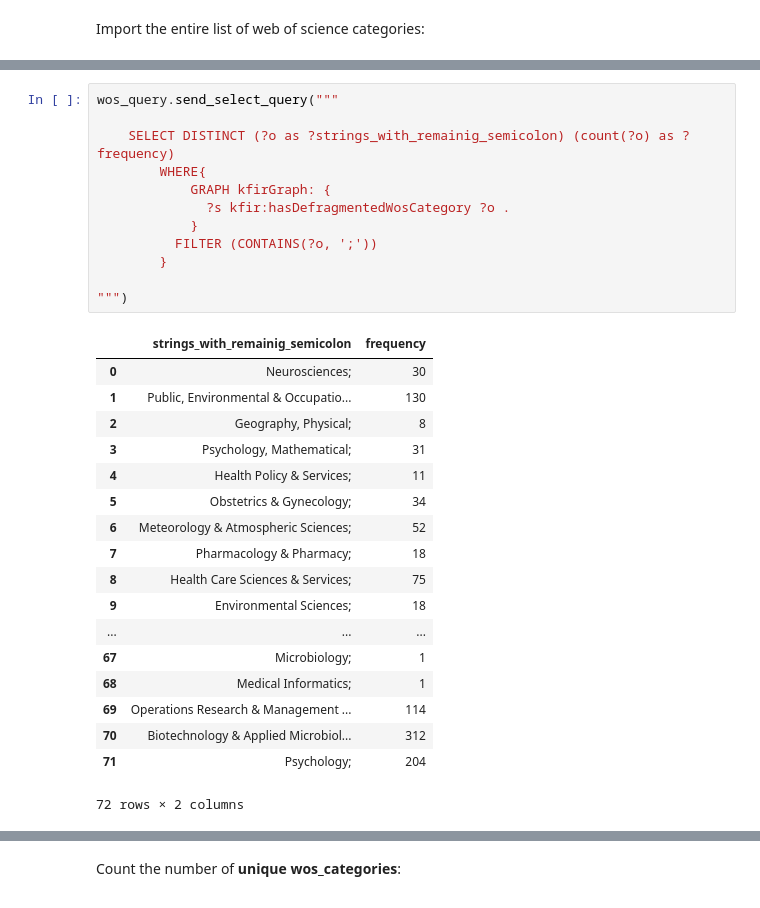
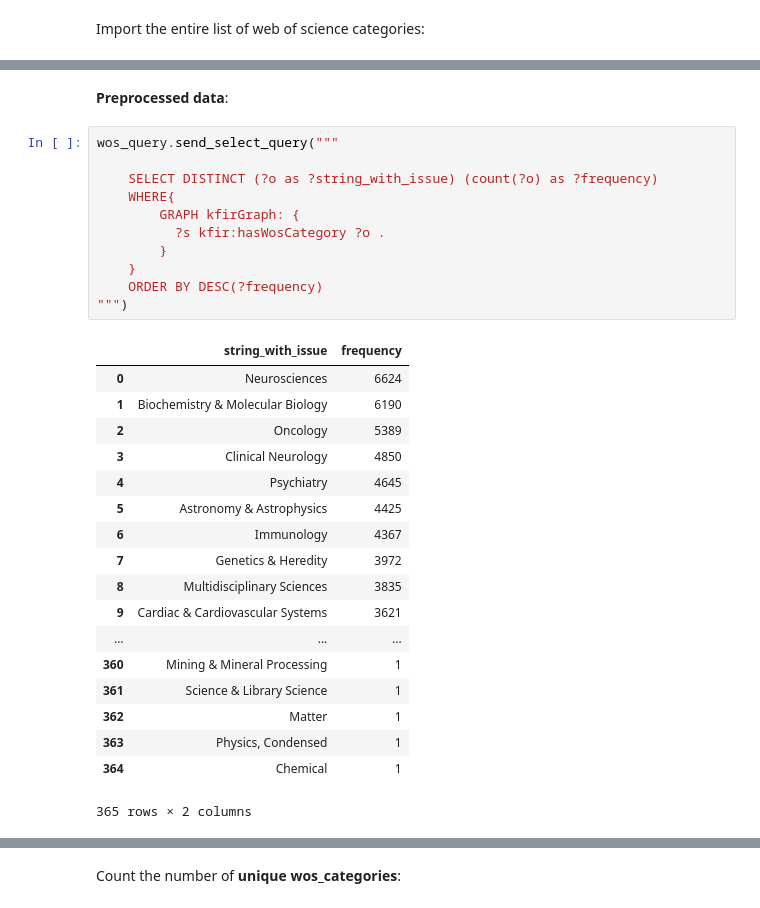
Before and after one commit to clokman/KFIR, a Jupyter notebook: notebooks/KFIR.ipynb, the cells around one changed output, grey strips where cells are left out. Cells and saved outputs as stored; diff of their text form.

```diff
--- a/notebooks/KFIR.ipynb
+++ b/notebooks/KFIR.ipynb
@@ -1516,31 +1641,32 @@ wos_query.send_select_query("""
+# %% [markdown]
+**Preprocessed data**:
 # %%
 wos_query.send_select_query("""
 
-    SELECT DISTINCT (?o as ?strings_with_remainig_semicolon) (count(?o) as ?frequency)
-        WHERE{
-            GRAPH kfirGraph: {
-              ?s kfir:hasDefragmentedWosCategory ?o .
-            }
-          FILTER (CONTAINS(?o, ';'))
+    SELECT DISTINCT (?o as ?string_with_issue) (count(?o) as ?frequency)
+    WHERE{
+        GRAPH kfirGraph: {
+          ?s kfir:hasWosCategory ?o .
         }
-
+    }
+    ORDER BY DESC(?frequency)
 """)
 # %% [output]
-|  | strings_with_remainig_semicolon | frequency |
-| 0 | Neurosciences; | 30 |
-| 1 | Public, Environmental & Occupatio... | 130 |
-| 2 | Geography, Physical; | 8 |
-| 3 | Psychology, Mathematical; | 31 |
-| 4 | Health Policy & Services; | 11 |
-| 5 | Obstetrics & Gynecology; | 34 |
-| 6 | Meteorology & Atmospheric Sciences; | 52 |
-| 7 | Pharmacology & Pharmacy; | 18 |
-| 8 | Health Care Sciences & Services; | 75 |
-| 9 | Environmental Sciences; | 18 |
+|  | string_with_issue | frequency |
+| 0 | Neurosciences | 6624 |
+| 1 | Biochemistry & Molecular Biology | 6190 |
+| 2 | Oncology | 5389 |
+| 3 | Clinical Neurology | 4850 |
+| 4 | Psychiatry | 4645 |
+| 5 | Astronomy & Astrophysics | 4425 |
+| 6 | Immunology | 4367 |
+| 7 | Genetics & Heredity | 3972 |
+| 8 | Multidisciplinary Sciences | 3835 |
+| 9 | Cardiac & Cardiovascular Systems | 3621 |
 | ... | ... | ... |
-| 67 | Microbiology; | 1 |
-| 68 | Medical Informatics; | 1 |
-| 69 | Operations Research & Management ... | 114 |
-| 70 | Biotechnology & Applied Microbiol... | 312 |
-| 71 | Psychology; | 204 |
+| 360 | Mining & Mineral Processing | 1 |
+| 361 | Science & Library Science | 1 |
+| 362 | Matter | 1 |
+| 363 | Physics, Condensed | 1 |
+| 364 | Chemical | 1 |
-72 rows × 2 columns
+365 rows × 2 columns
```
Also changed, not shown: parts of 43 cells of this notebook.
